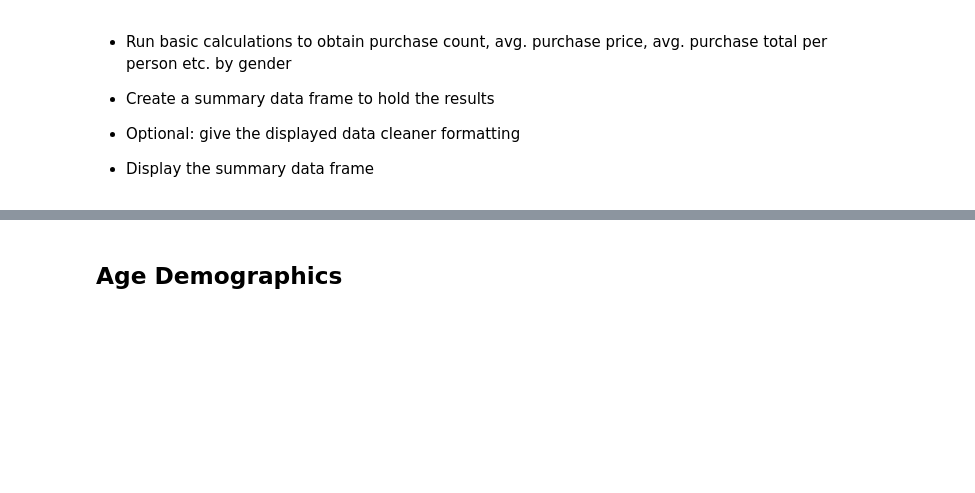
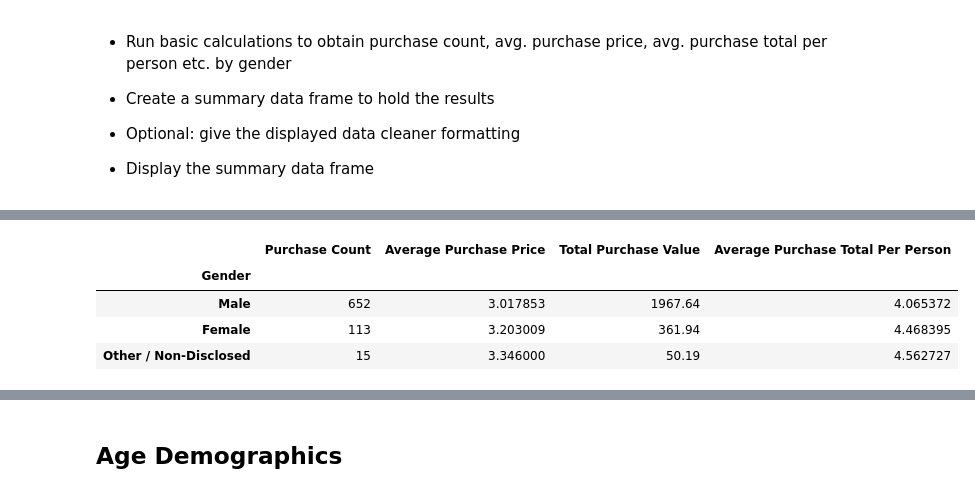
Before and after one commit to michellesimek/pandas-challenge, a Jupyter notebook: HeroesofPymoli/HeroesOfPymoli_starter.ipynb, the cells around one changed output, grey strips where cells are left out. Saved outputs shown, nothing was run; the diff lists cells and outputs as text; code cells hidden in the pictures; blank space fills up the shorter version.

```diff
--- a/HeroesofPymoli/HeroesOfPymoli_starter.ipynb
+++ b/HeroesofPymoli/HeroesOfPymoli_starter.ipynb
@@ -120,0 +132,26 @@ gender_demographics
+# %%
+male_purchase_total = purchase_data.loc[purchase_data["Gender"] == "Male", "Price"].sum()
+female_purchase_total = purchase_data.loc[purchase_data["Gender"] == "Female", "Price"].sum()
+other_purchase_total = purchase_data.loc[purchase_data["Gender"] == "Other / Non-Disclosed", "Price"].sum()
+male_avg_purchase = purchase_data.loc[purchase_data["Gender"] == "Male", "Price"].mean()
+female_avg_purchase = purchase_data.loc[purchase_data["Gender"] == "Female", "Price"].mean()
+other_avg_purchase = purchase_data.loc[purchase_data["Gender"] == "Other / Non-Disclosed", "Price"].mean()
+male_purchase_count = purchase_data.loc[purchase_data["Gender"] == "Male", "Price"].count()
+female_purchase_count = purchase_data.loc[purchase_data["Gender"] == "Female", "Price"].count()
+other_purchase_count = purchase_data.loc[purchase_data["Gender"] == "Other / Non-Disclosed", "Price"].count()
+male_avg_per = male_purchase_total / male_players
+female_avg_per = female_purchase_total / female_players
+other_avg_per = other_purchase_total / other_players
+
+gender_purchase_analysis = pd.DataFrame({"Purchase Count": [male_purchase_count, female_purchase_count, other_purchase_count],
+                                        "Average Purchase Price": [male_avg_purchase, female_avg_purchase, other_avg_purchase],
+                                        "Total Purchase Value": [male_purchase_total, female_purchase_total, other_purchase_total],
+                                        "Average Purchase Total Per Person": [male_avg_per, female_avg_per, other_avg_per],
+                                        "Gender": ["Male", "Female", "Other / Non-Disclosed"]}).set_index("Gender")
+gender_purchase_analysis
+# %% [output]
+|  | Purchase Count | Average Purchase Price | Total Purchase Value | Average Purchase Total Per Person |
+| Gender |  |  |  |  |
+| Male | 652 | 3.017853 | 1967.64 | 4.065372 |
+| Female | 113 | 3.203009 | 361.94 | 4.468395 |
+| Other / Non-Disclosed | 15 | 3.346000 | 50.19 | 4.562727 |
```
Also changed, not shown: parts of 7 cells of this notebook.
